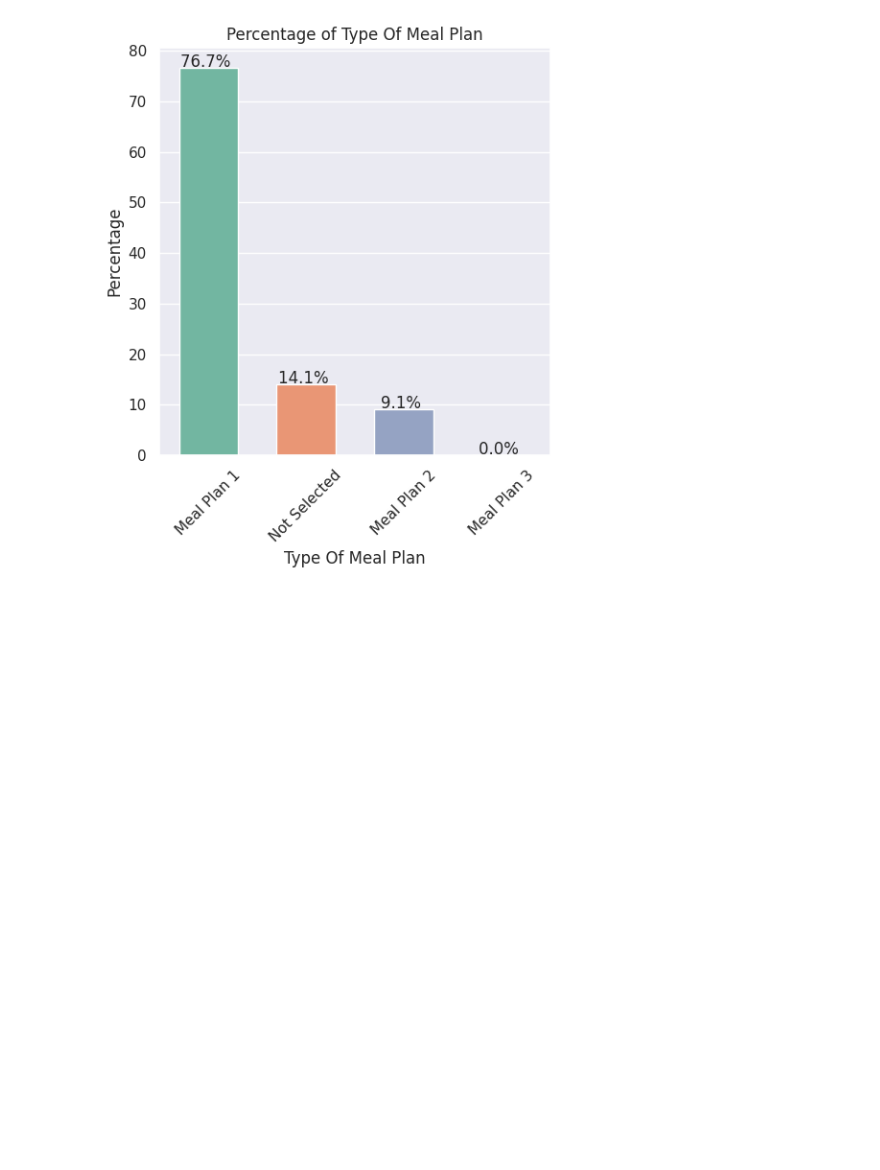
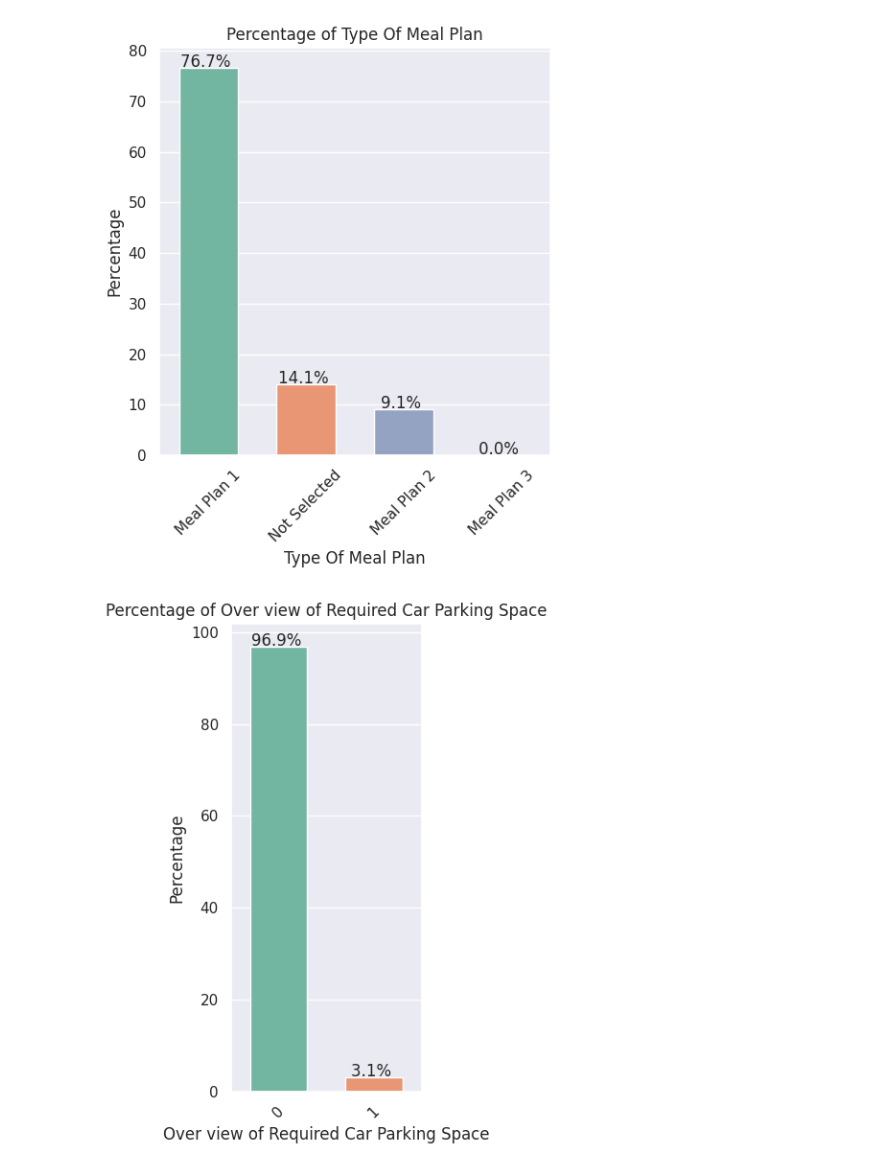
Before and after one commit to Rajesh2015/inn-hotels-bookings, a Jupyter notebook: inn_hotel_bookings_solution.ipynb, the cells around one changed output. Cells and saved outputs as stored; diff of their text form; code cells hidden in the pictures; blank space fills up the shorter version.

```diff
--- a/inn_hotel_bookings_solution.ipynb
+++ b/inn_hotel_bookings_solution.ipynb
@@ -549,3 +550,7 @@ plot_bar_chart_percentage(df=df, column_name='no_of_week_nights',xlabel='No Of W
 plot_bar_chart_percentage(df=df, column_name='type_of_meal_plan',xlabel='Type Of Meal Plan',pellete=pellete)
 # %% [output]
 [figure]
+# %%
+plot_bar_chart_percentage(df=df, column_name='required_car_parking_space',xlabel='Over view of Required Car Parking Space',pellete=pellete)
+# %% [output]
+[figure, added]
```
Also changed, not shown: parts of 7 cells of this notebook.
